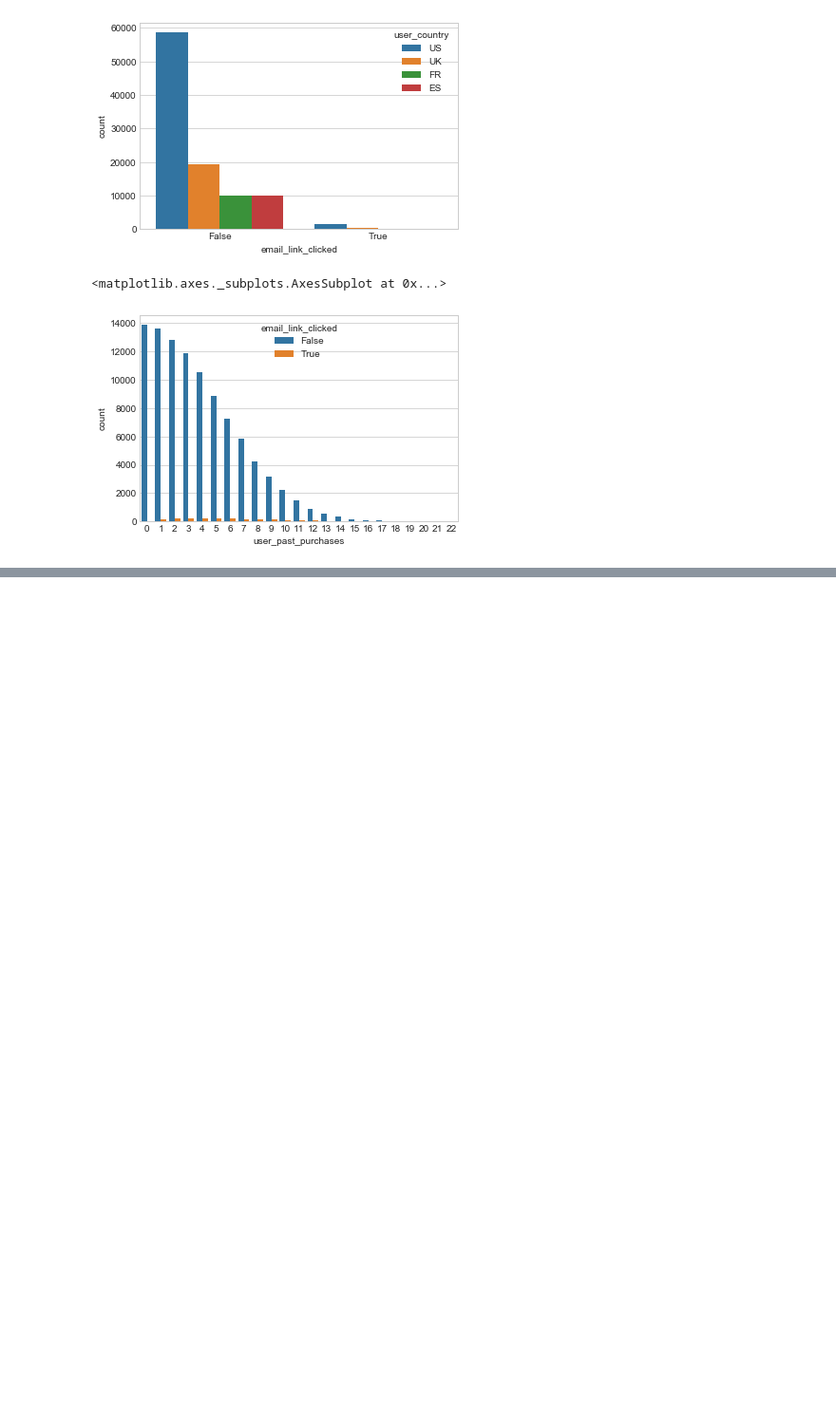
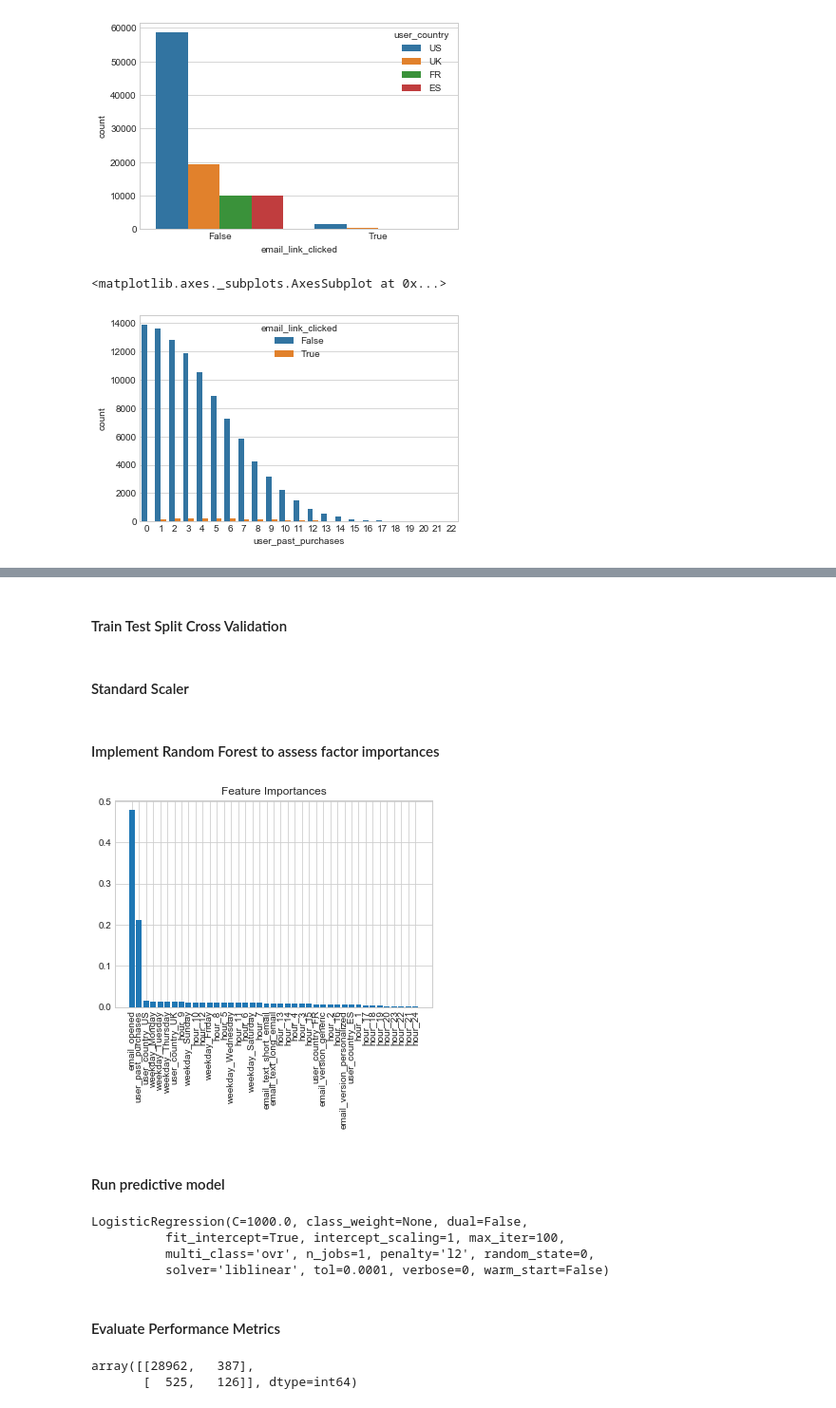
Before and after one commit to LilyElizabethJohn/Take-Home-Challenges---Giulio-Palombo, a Jupyter notebook: Email Campaign - Take Home Challenge 7.ipynb, the cells around one changed output, grey strips where cells are left out. Shown at 95% size. Drawn from its saved outputs; the diff is of its cells as text; code cells hidden in the pictures; blank space fills up the shorter version.

```diff
--- a/Email Campaign - Take Home Challenge 7.ipynb
+++ b/Email Campaign - Take Home Challenge 7.ipynb
@@ -259,0 +281,4 @@ sns.countplot(emails.user_past_purchases,hue=emails.email_link_clicked)
+# %%
+#Get dummies for categorical variables
+emails=pd.get_dummies(emails)
+emails.head()
@@ -259,0 +293,8 @@ sns.countplot(emails.user_past_purchases,hue=emails.email_link_clicked)
+# %% [markdown]
+#### Train Test Split Cross Validation
+# %%
+X=emails.iloc[:, emails.columns != 'email_link_clicked']
+y=emails.email_link_clicked
+X_train,X_test,y_train,y_test=train_test_split(X,y,test_size=0.3,random_state=0)
+# %% [markdown]
+#### Standard Scaler
@@ -259,0 +305,26 @@ sns.countplot(emails.user_past_purchases,hue=emails.email_link_clicked)
+# %% [markdown]
+#### Implement Random Forest to assess factor importances
+# %%
+#Ramdom Forest
+rf=RandomForestClassifier(criterion='entropy',random_state=1,n_jobs=2)
+rf.fit(X_train,y_train)
+features=X.columns
+importances=rf.feature_importances_
+indices=np.argsort(importances)[::-1]
+plt.title('Feature Importances')
+plt.bar(range(X_train.shape[1]),importances[indices])
+plt.xticks(range(X_train.shape[1]),features[indices],rotation=90)
+plt.show()
+# %% [output]
+[figure, added]
+# %% [markdown]
+#### Run predictive model
+# %%
+#Perform logistic regression
+lr=LogisticRegression(C=1000.0,random_state=0)
+lr.fit(X_train_std,y_train)
+# %% [output]
+LogisticRegression(C=1000.0, class_weight=None, dual=False,
+          fit_intercept=True, intercept_scaling=1, max_iter=100,
+          multi_class='ovr', n_jobs=1, penalty='l2', random_state=0,
+          solver='liblinear', tol=0.0001, verbose=0, warm_start=False)
@@ -259,0 +333,8 @@ sns.countplot(emails.user_past_purchases,hue=emails.email_link_clicked)
+# %% [markdown]
+#### Evaluate Performance Metrics
+# %%
+confmat=confusion_matrix(y_test,y_pred)
+confmat
+# %% [output]
+array([[28962,   387],
+       [  525,   126]], dtype=int64)
```
Also changed, not shown: parts of 14 cells of this notebook.
